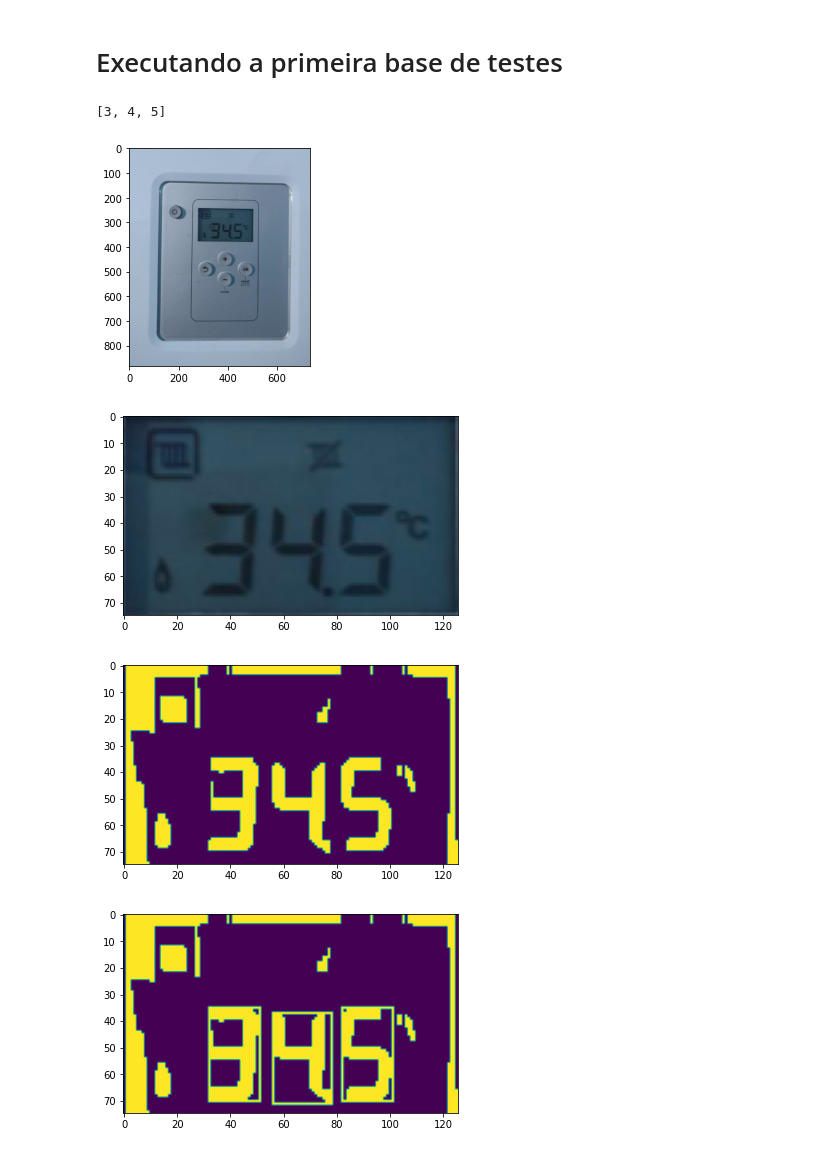
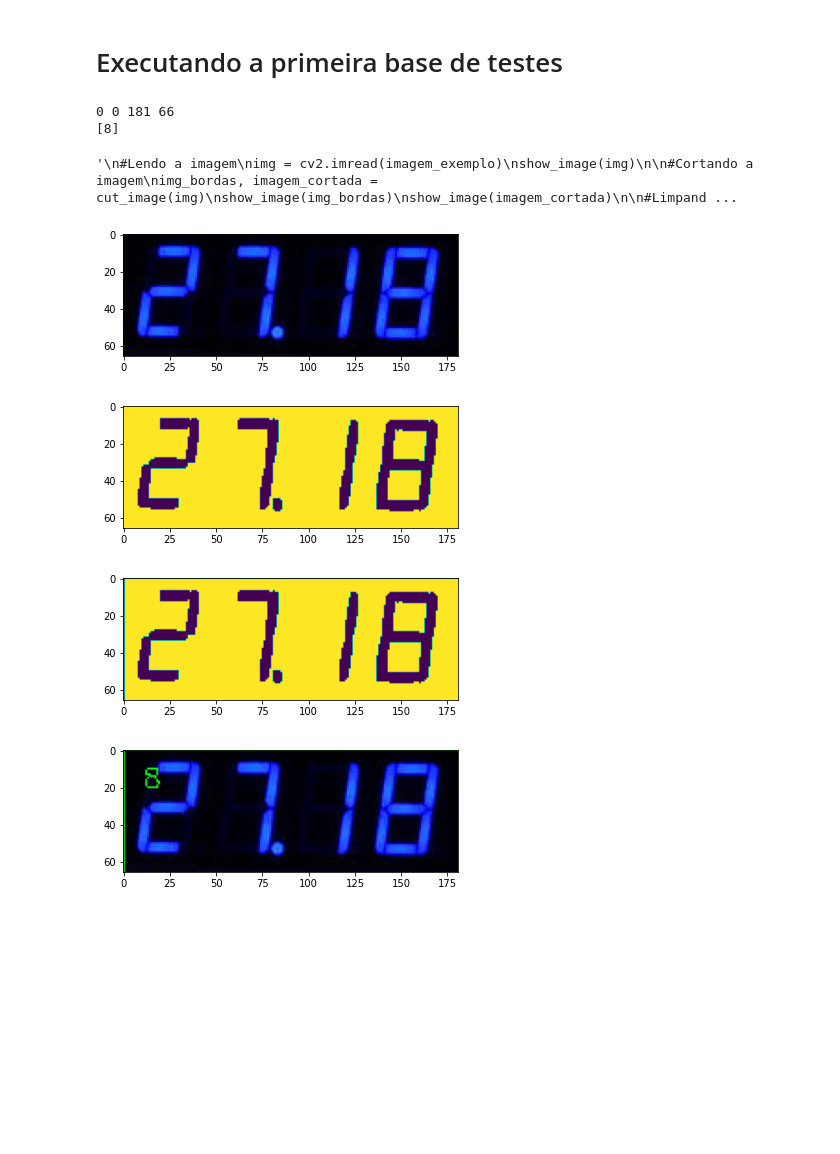
Before and after one commit to GodKelvin/PDI_Deteccao_Digitos_Imgs, a Jupyter notebook: pdi_tarefa2.ipynb, the cells around one changed output. Drawn from its saved outputs; the diff is of its cells as text; code cells hidden in the pictures; blank space fills up the shorter version.

```diff
--- a/pdi_tarefa2.ipynb
+++ b/pdi_tarefa2.ipynb
@@ -30,8 +30,8 @@ def limpa_imagem_oper_morfol(image):
     thresh = cv2.threshold(gray_scale_image, 0, 255, cv2.THRESH_BINARY_INV | cv2.THRESH_OTSU)[1]
 
     #Limpando a imagem com operações morfologicas (Abertura e fechamento)
-    #Foram testados diferentes valores para o kernel (2....9), sendo o 4 o melhor resultado
-    kernel = cv2.getStructuringElement(cv2.MORPH_ELLIPSE, (1,4))
+    #Foram testados diferentes valores para o kernel (2....9), sendo o 5 o melhor resultado
+    kernel = cv2.getStructuringElement(cv2.MORPH_ELLIPSE, (1,5))
 
     #Limpando a imagem com operações morfologicas (Abertura e fechamento)
     thresh = cv2.morphologyEx(thresh, cv2.MORPH_OPEN, kernel)
@@ -46,7 +46,7 @@ def limpa_imagem_oper_morfol(image):
 # %% [markdown]
 ### Retorna uma imagem com os contornos dos possiveis dígitos e uma lista dos contornos dos dígitos
 # %%
-def encontra_digitos_image(imagem_transform_morfo):
+def encontra_digitos_image(imagem_transform_morfo, width, height):
     for_show_img_contor = imagem_transform_morfo.copy()
     #Aplicando o filtro de contorno e encontrando-os
     cnts = cv2.findContours(imagem_transform_morfo, cv2.RETR_EXTERNAL, cv2.CHAIN_APPROX_SIMPLE)
@@ -59,13 +59,13 @@ def encontra_digitos_image(imagem_transform_morfo):
     for c in cnts:
         #Calcula a "caixa" de um possivel digito
         (x, y, w, h) = cv2.boundingRect(c)
-
-        if(w > 10 and (h >= 30 and h <=40)):
-        #if(w >= 10 and (h >= 3)):
+        print(x, y, w, h)
+        ###ESSE IF IMPACTA NO RESULTADDOOOOOOOOOOOOOOOOOOOOOOOOOOo
+        if(w >= width and (h >= height)):
             digitCnts.append(c)
             #Ultimo valor == espessura do retangulo
             #Pintando de verde (R, G, B)
-            cv2.rectangle(for_show_img_contor, (x,y), (x+w, y+h), (255, 0, 0), 1)
+            cv2.rectangle(for_show_img_contor, (x,y), (x+w, y+h), (100, 100, 100), 1)
 
     #Classificando os contos da esquerda para a direita (mesma direcao em que leriamos os digitos)
     digitCnts = contours.sort_contours(digitCnts, method="left-to-right")[0]
@@ -177,6 +185,9 @@ def cut_image(img):
     gray = cv2.cvtColor(image, cv2.COLOR_BGR2GRAY)
     blurred = cv2.GaussianBlur(gray, (5, 5), 0)
     edged = cv2.Canny(blurred, 50, 200, 255)
+
+    ##ISSO DAQUI EH NOVO -> DA ERRRO!!!!!!!!!!!
+    #edged = cv2.adaptiveThreshold(blurred,255,cv2.ADAPTIVE_THRESH_GAUSSIAN_C, cv2.THRESH_BINARY_INV,87,9)
 
     #show_image(edged)
 
@@ -194,35 +205,65 @@ def cut_image(img):
     warped = four_point_transform(gray, displayCnt.reshape(4, 2))
     output = four_point_transform(image, displayCnt.reshape(4, 2))
 
-    return output
+    return edged, output
 # %% [markdown]
 # Executando a primeira base de testes
 # %%
-#imagem_exemplo = "./Base1/unnamed2.png"
-imagem_exemplo = "./Base2/ex6.jpg"
+imagem_exemplo = "./Base1/unnamed.png"
+#imagem_exemplo = "./Base2/ex6.jpg"
+#imagem_exemplo = "ex.png"
+
+#Lendo a imagem
+img = cv2.imread(imagem_exemplo)
+show_image(img)
+
+'''
+#Cortando a imagem
+img_bordas, imagem_cortada = cut_image(img)
+show_image(img_bordas)
+show_image(imagem_cortada)
+'''
+#Limpando a imagem
+clean_image = limpa_imagem_oper_morfol(img)
+show_image(clean_image)
+
+#Encontrando os possiveis digitos
+img_possiveis_digitos, possiveis_digitos = encontra_digitos_image(clean_image, 10, 3)
+show_image(img_possiveis_digitos)
+
+#Identificando os possiveis digitos
+res_img, res_digits = classifica_digitos(img, clean_image, possiveis_digitos)
+show_image(res_img)
+print(res_digits)
+
+'''
 #Lendo a imagem
 img = cv2.imread(imagem_exemplo)
 show_image(img)
 
 #Cortando a imagem
-imagem_cortada = cut_image(img)
+img_bordas, imagem_cortada = cut_image(img)
+show_image(img_bordas)
 show_image(imagem_cortada)
 
 #Limpando a imagem
 clean_image = limpa_imagem_oper_morfol(imagem_cortada)
 show_image(clean_image)
 
 #Encontrando os possiveis digitos
 img_possiveis_digitos, possiveis_digitos = encontra_digitos_image(clean_image)
 show_image(img_possiveis_digitos)
 
 #Identificando os possiveis digitos
 res_img, res_digits = classifica_digitos(img, clean_image, possiveis_digitos)
 show_image(res_img)
 print(res_digits)
+'''
 # %% [output]
-[3, 4, 5]
+0 0 181 66
+[8]
+'\n#Lendo a imagem\nimg = cv2.imread(imagem_exemplo)\nshow_image(img)\n\n#Cortando a imagem\nimg_bordas, imagem_cortada = cut_image(img)\nshow_image(img_bordas)\nshow_image(imagem_cortada)\n\n#Limpand ...
-[figure, old version]
+[figure, new version]
-[figure, old version]
+[figure, new version]
-[figure, old version]
+[figure, new version]
-[figure, old version]
+[figure, new version]
```
Also changed, not shown: parts of 2 cells of this notebook, 5 other files.
